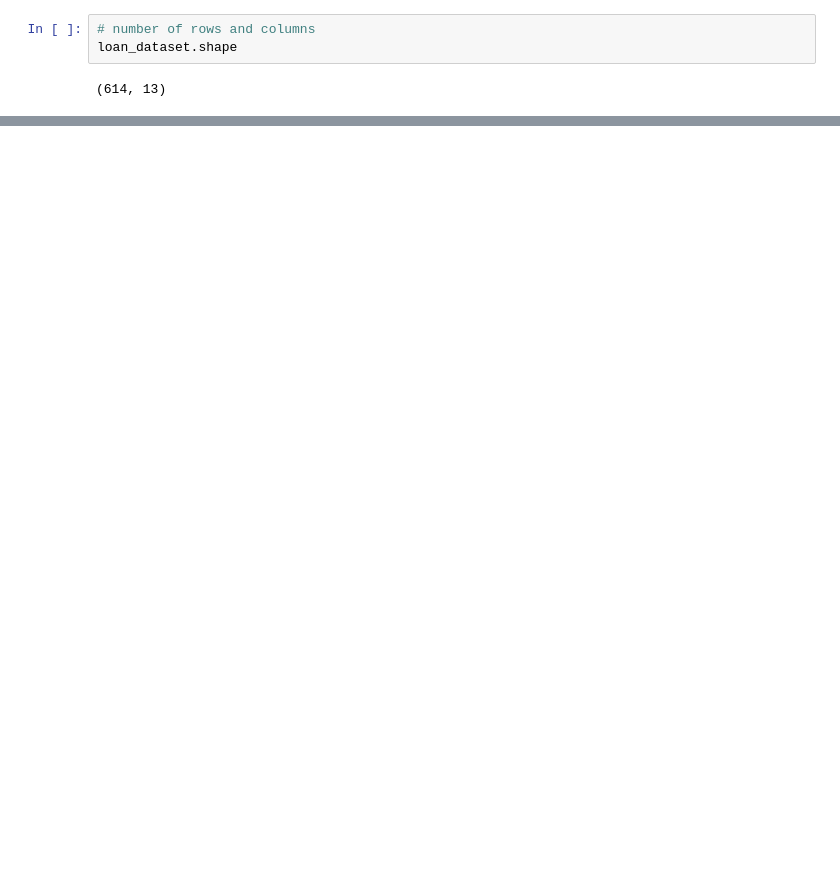
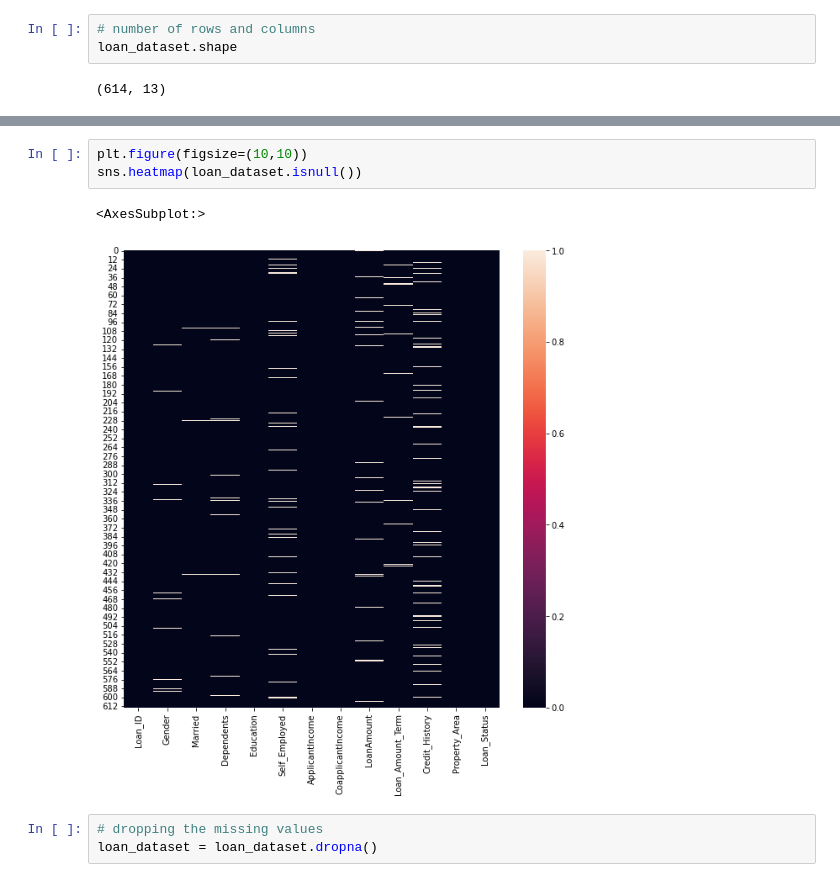
Before and after one commit to rahul-shoundic/Machine-Learning, a Jupyter notebook: Loan_Prediction/Loan_Predictions.ipynb, the cells around one changed output, grey strips where cells are left out. Drawn from its saved outputs; the diff is of its cells as text; blank space fills up the shorter version.

```diff
--- a/Loan_Prediction/Loan_Predictions.ipynb
+++ b/Loan_Prediction/Loan_Predictions.ipynb
@@ -30,0 +97,9 @@ loan_dataset.shape
+# %%
+plt.figure(figsize=(10,10))
+sns.heatmap(loan_dataset.isnull())
+# %% [output]
+<AxesSubplot:>
+[figure, added]
+# %%
+# dropping the missing values
+loan_dataset = loan_dataset.dropna()
```
Also changed, not shown: parts of 6 cells of this notebook.
